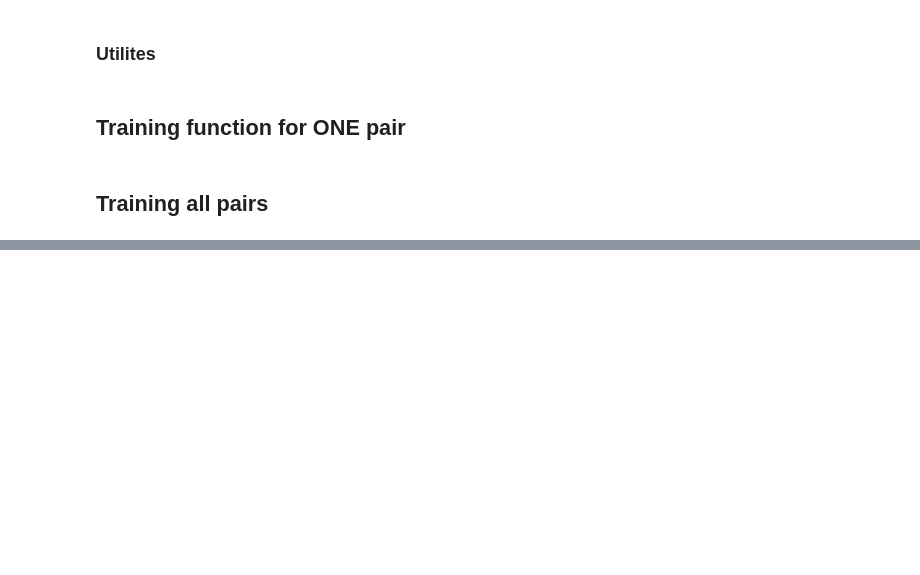
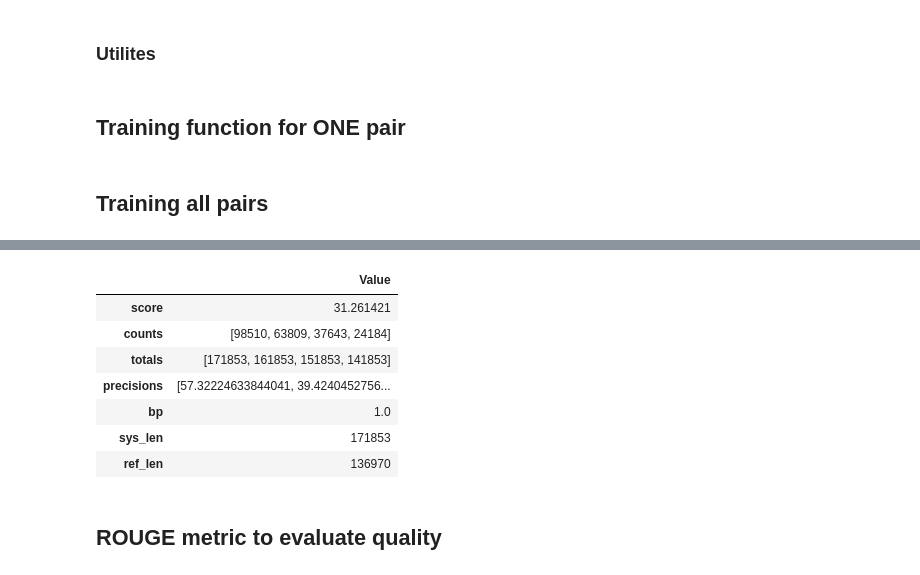
Before and after one commit to AndreiSech/RNN, a Jupyter notebook: 3_Language_translation.ipynb, the cells around one changed output, grey strips where cells are left out. Cells and saved outputs as stored; diff of their text form; code cells hidden in the pictures; blank space fills up the shorter version.

Commit message:
Homework on mistakes, task 3, added inference, language transl metrics

```diff
--- a/3_Language_translation.ipynb
+++ b/3_Language_translation.ipynb
@@ -438,0 +455,21 @@ evaluateRandomly(encoder1, decoder1, vocab)
+# %%
+def bleu_score(encoder, decoder, validation_pairs, input_lang, output_lang):
+
+    actual_array = []
+    predicted_array = []
+
+    # Get the bleu score of a model
+    for pair in validation_pairs:
+        actual_array.append([pair[1].split()])
+        output_words, attentions = evaluate(encoder, decoder, pair[0], vocab.input_lang, vocab.output_lang, MAX_LENGTH)
+        predicted_array.append(output_words)
+
+    bleu_dic = {}
+    bleu_dic['1-grams'] = corpus_bleu(actual_array, predicted_array, weights=(1.0, 0, 0, 0))
+    bleu_dic['1-2-grams'] = corpus_bleu(actual_array, predicted_array, weights=(0.5, 0.5, 0, 0))
+    bleu_dic['1-3-grams'] = corpus_bleu(actual_array, predicted_array, weights=(0.3, 0.3, 0.3, 0))
+    bleu_dic['1-4-grams'] = corpus_bleu(actual_array, predicted_array, weights=(0.25, 0.25, 0.25, 0.25))
+
+    return bleu_dic
+# %%
+bleu_metric = bleu_score(encoder1, decoder1, validation_pairs, vocab.input_lang, vocab.output_lang)
@@ -438,0 +520,31 @@ evaluateRandomly(encoder1, decoder1, vocab)
+# %%
+def get_score(encoder, decoder, metric, validation_pairs, input_lang, output_lang):
+
+    actual_array = []
+    predicted_array = []
+
+    # Get the sacrebleu score of the model
+    for pair in validation_pairs:
+        output_words, _ = evaluate(encoder, decoder, pair[0], vocab.input_lang, vocab.output_lang, MAX_LENGTH)
+        bleu_metric.add(prediction=output_words, references=[pair[1].split()])
+
+    score = bleu_metric.compute()
+
+    return score
+# %%
+bleu_metric = load_metric('sacrebleu')
+score_result = get_score(encoder1, decoder1, bleu_metric, validation_pairs, vocab.input_lang, vocab.output_lang)
+# %%
+import pandas as pd
+pd.DataFrame.from_dict(score_result, orient='index', columns=['Value'])
+# %% [output]
+|  | Value |
+| score | 31.261421 |
+| counts | [98510, 63809, 37643, 24184] |
+| totals | [171853, 161853, 151853, 141853] |
+| precisions | [57.32224633844041, 39.4240452756... |
+| bp | 1.0 |
+| sys_len | 171853 |
+| ref_len | 136970 |
+# %% [markdown]
+## ROUGE metric to evaluate quality
```
Also changed, not shown: parts of 17 cells of this notebook.
